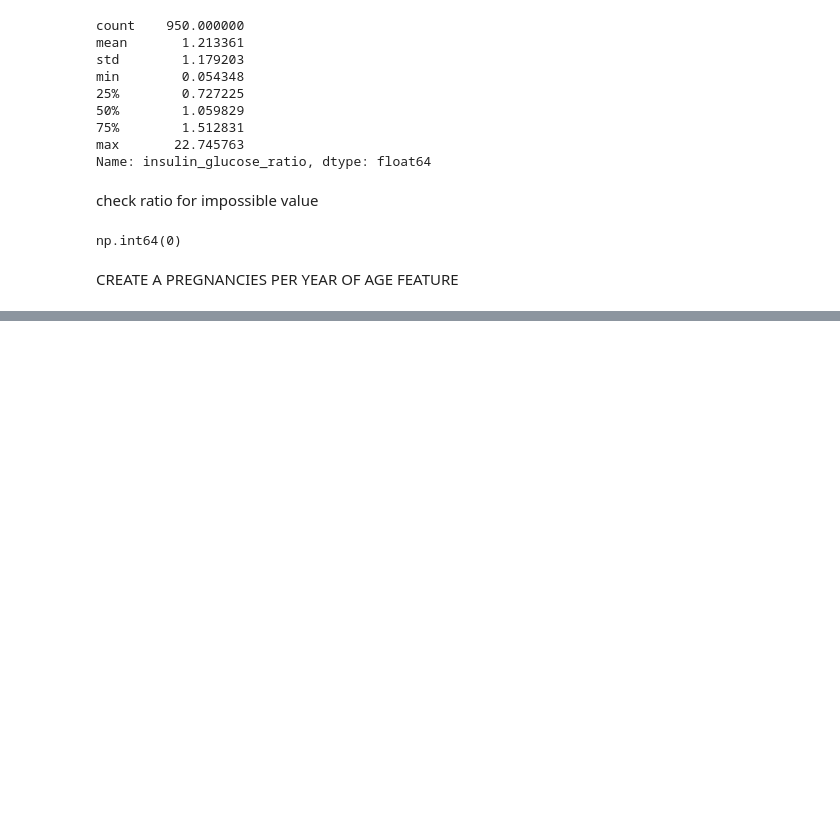
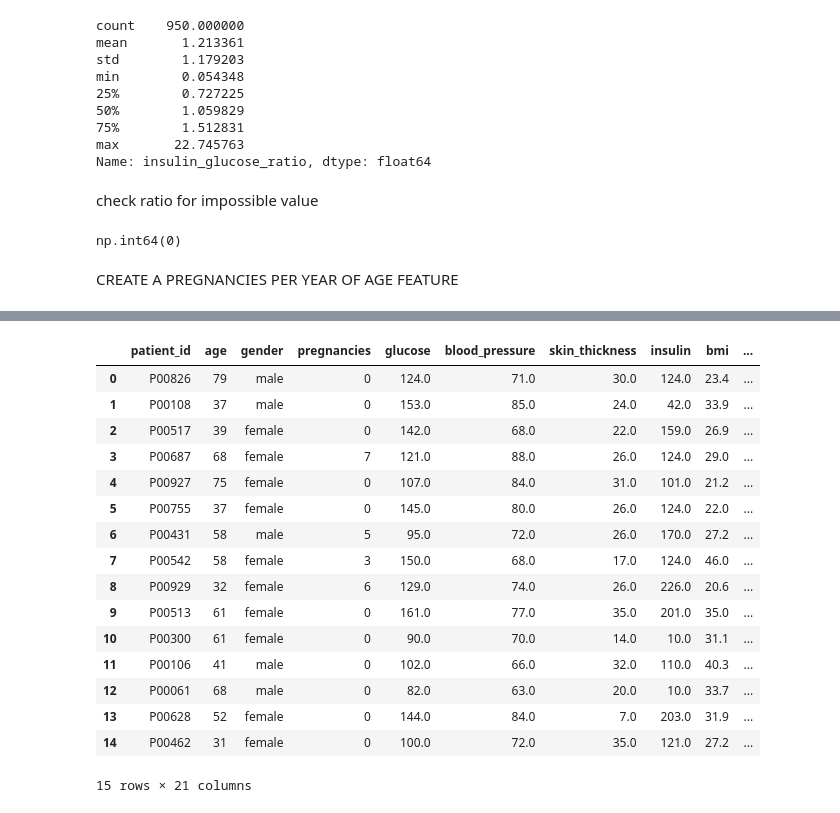
Before and after one commit to dilnaf322-gif/Project1-diabetes, a Jupyter notebook: notebooks/dilna_d2.ipynb, the cells around one changed output, grey strips where cells are left out. Drawn from its saved outputs; the diff is of its cells as text; code cells hidden in the pictures; blank space fills up the shorter version.

```diff
--- a/notebooks/dilna_d2.ipynb
+++ b/notebooks/dilna_d2.ipynb
@@ -135,0 +132,4 @@ SyntaxError: invalid syntax (2615972021.py, line 1)
+# %%
+referance_date=df['last_checkup_date'].max()
+# %%
+df['days_since_checkup']= (referance_date - df['last_checkup_date']).dt.days
@@ -135,0 +138,2 @@ SyntaxError: invalid syntax (2615972021.py, line 1)
+# %%
+df['activity_smoker']=df['physical_activity']+'/'+df['smoker']
@@ -135,0 +220,20 @@ SyntaxError: invalid syntax (2615972021.py, line 1)
+# %%
+df.head(15)
+# %% [output]
+|  | patient_id | age | gender | pregnancies | glucose | blood_pressure | skin_thickness | insulin | bmi | ... |
+| 0 | P00826 | 79 | male | 0 | 124.0 | 71.0 | 30.0 | 124.0 | 23.4 | ... |
+| 1 | P00108 | 37 | male | 0 | 153.0 | 85.0 | 24.0 | 42.0 | 33.9 | ... |
+| 2 | P00517 | 39 | female | 0 | 142.0 | 68.0 | 22.0 | 159.0 | 26.9 | ... |
+| 3 | P00687 | 68 | female | 7 | 121.0 | 88.0 | 26.0 | 124.0 | 29.0 | ... |
+| 4 | P00927 | 75 | female | 0 | 107.0 | 84.0 | 31.0 | 101.0 | 21.2 | ... |
+| 5 | P00755 | 37 | female | 0 | 145.0 | 80.0 | 26.0 | 124.0 | 22.0 | ... |
+| 6 | P00431 | 58 | male | 5 | 95.0 | 72.0 | 26.0 | 170.0 | 27.2 | ... |
+| 7 | P00542 | 58 | female | 3 | 150.0 | 68.0 | 17.0 | 124.0 | 46.0 | ... |
+| 8 | P00929 | 32 | female | 6 | 129.0 | 74.0 | 26.0 | 226.0 | 20.6 | ... |
+| 9 | P00513 | 61 | female | 0 | 161.0 | 77.0 | 35.0 | 201.0 | 35.0 | ... |
+| 10 | P00300 | 61 | female | 0 | 90.0 | 70.0 | 14.0 | 10.0 | 31.1 | ... |
+| 11 | P00106 | 41 | male | 0 | 102.0 | 66.0 | 32.0 | 110.0 | 40.3 | ... |
+| 12 | P00061 | 68 | male | 0 | 82.0 | 63.0 | 20.0 | 10.0 | 33.7 | ... |
+| 13 | P00628 | 52 | female | 0 | 144.0 | 84.0 | 7.0 | 203.0 | 31.9 | ... |
+| 14 | P00462 | 31 | female | 0 | 100.0 | 72.0 | 35.0 | 121.0 | 27.2 | ... |
+15 rows × 21 columns
```
Also changed, not shown: parts of 16 cells of this notebook, 1 other file.
